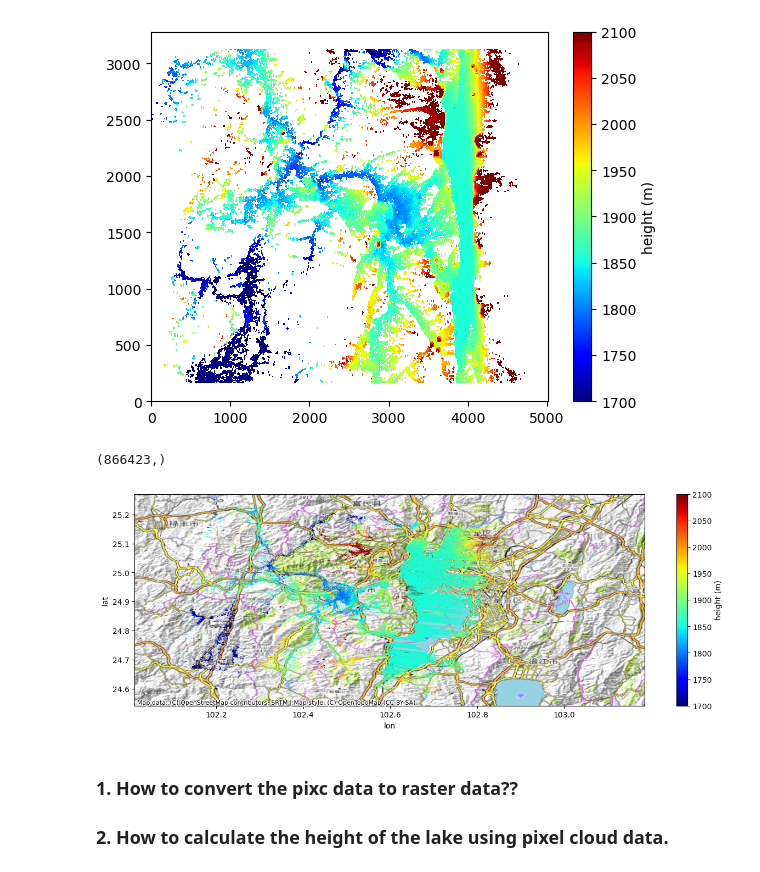
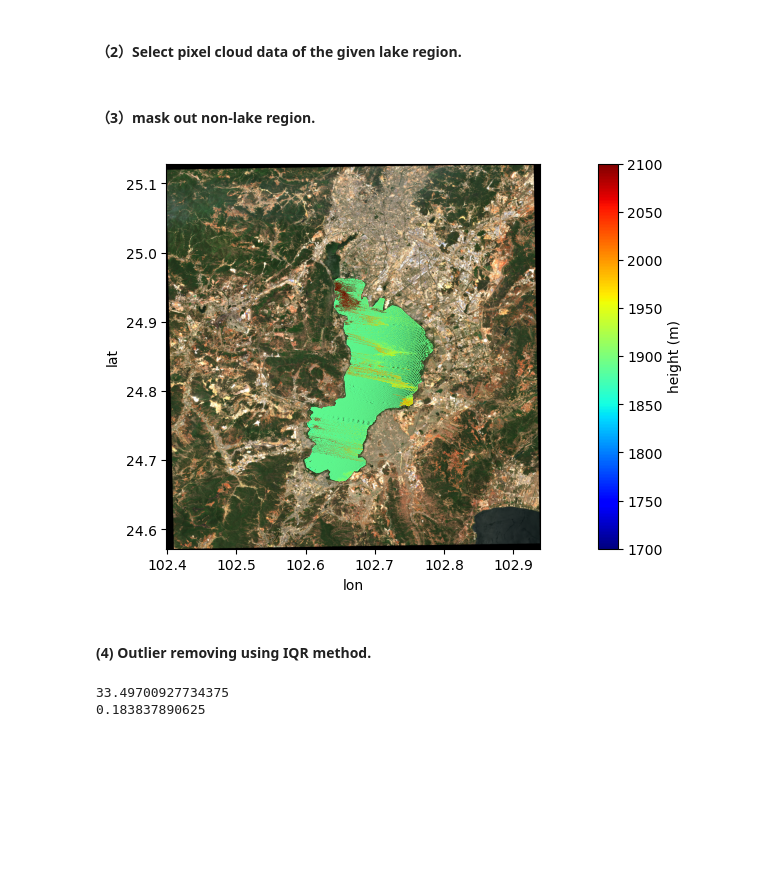
Before and after one commit to xinluo2018/swot-tool, a Jupyter notebook: notebooks/2_dianchi_lake_pixc.ipynb, the cells around one changed output. Drawn from its saved outputs; the diff is of its cells as text; code cells hidden in the pictures; blank space fills up the shorter version.

```diff
--- a/notebooks/2_dianchi_lake_pixc.ipynb
+++ b/notebooks/2_dianchi_lake_pixc.ipynb
@@ -61,6 +71,0 @@ def toslant(pixc, key='height'):
-# %%
-height = toslant(pixc_nc, key='height')
-geoloc_qual = toslant(pixc_nc, key='geolocation_qual')
-lat = toslant(pixc_nc, key='latitude')
-lon = toslant(pixc_nc, key='longitude')
-print(height.shape)
@@ -69,24 +72,55 @@ print(height.shape)
-# %%
-height_ = np.flip(height, 1)   ### if left tile.
-plt.imshow(height_, interpolation='none', cmap='jet', aspect='auto', origin='lower')
-plt.clim((1700,2100))
-plt.colorbar().set_label('height (m)')
-# %% [output]
-[figure, removed]
+# %% [markdown]
+#### （2）Select pixel cloud data of the given lake region.
+# %%
+def height_cor(pixc_nc):
+    """geophysical corrections for the height data.
+       ! no inverse barometric correction.
+    """
+    height = pixc_nc.height.values
+    solid_tide = pixc_nc.solid_earth_tide.values
+    pole_tide = pixc_nc.pole_tide.values
+    load_tide = pixc_nc.load_tide_fes.values
+    iono_corr = pixc_nc.iono_cor_gim_ka.values
+    return height - (solid_tide + pole_tide + load_tide + iono_corr)
+
+heights_cor = height_cor(pixc_nc=pixc_nc)
+heights_cor = heights_cor - pixc_nc.geoid.values   ## to egm2008 height
+# %% [markdown]
+#### （3）mask out non-lake region.
+# %%
+## convert pixel cloud to shapely.Point object.
+lat = pixc_nc['latitude'].values
+lon = pixc_nc['longitude'].values
+points = list(zip(lon, lat))
+points = [Point(point) for point in points]
+# %%
+mask_region = dianchi_gpd.geometry[0].contains(np.array(points))
+lon_region = np.ma.masked_array(lon, mask=~mask_region, fill_value=np.nan)
+lat_region = np.ma.masked_array(lat, mask=~mask_region, fill_value=np.nan)
+heights_region = np.ma.masked_array(heights_cor, mask=~mask_region, fill_value=np.nan)
 # %%
+rsimg_io = readTiff(path_img)
 crs='EPSG:4326'
-mask = np.where(np.logical_and(pixc_nc.classification > 2, pixc_nc.geolocation_qual <= 128))
-print(mask[0].shape)
 fig, ax = plt.subplots(figsize=(15,5))
-scat = ax.scatter(x=pixc_nc.longitude[mask], y=pixc_nc.latitude[mask], c=pixc_nc.height[mask],
-           s=0.1, edgecolor='none', cmap='jet', clim=(1700,2100))
-cx.add_basemap(ax, crs=crs, source=cx.providers.OpenTopoMap, aspect='auto')
-ax.set_xlabel('lon')
-ax.set_ylabel('lat')
+scat = ax.scatter(x=lon_region[~lon_region.mask], y=lat_region[~lat_region.mask], \
+                  c=heights_region[~heights_region.mask], s=0.1, edgecolor='none', cmap='jet', clim=(1700, 2100))
+# dianchi_gpd.plot(ax=ax, edgecolor='Brown', facecolor='none', linewidth=2)
+imgShow(rsimg_io.array, extent=rsimg_io.geoextent, ax=ax)
+ax.set_xlabel('lon'); ax.set_ylabel('lat')
 fig.colorbar(scat).set_label('height (m)')
 # %% [output]
-(866423,)
-[figure, old version]
+[figure, new version]
-# %% [markdown]
-### 1. How to convert the pixc data to raster data??
-### 2. How to calculate the height of the lake using pixel cloud data.
+# %% [markdown]
+#### (4) Outlier removing using IQR method.
+# %%
+heights_region_IQR, IQR = IQR_filter(heights_region.filled(np.nan))
+heights_region_IQR.mask = heights_region_IQR.mask | heights_region.mask
+while IQR > 0.3:
+    print(IQR)
+    heights_region_IQR_mask = heights_region_IQR.mask
+    heights_region_IQR, IQR = IQR_filter(heights_region_IQR.filled(np.nan))
+    heights_region_IQR.mask = heights_region_IQR.mask | heights_region_IQR_mask
+print(IQR)
+# %% [output]
+33.49700927734375
+0.183837890625
```
Also changed, not shown: parts of 16 cells of this notebook, 12 other files.
